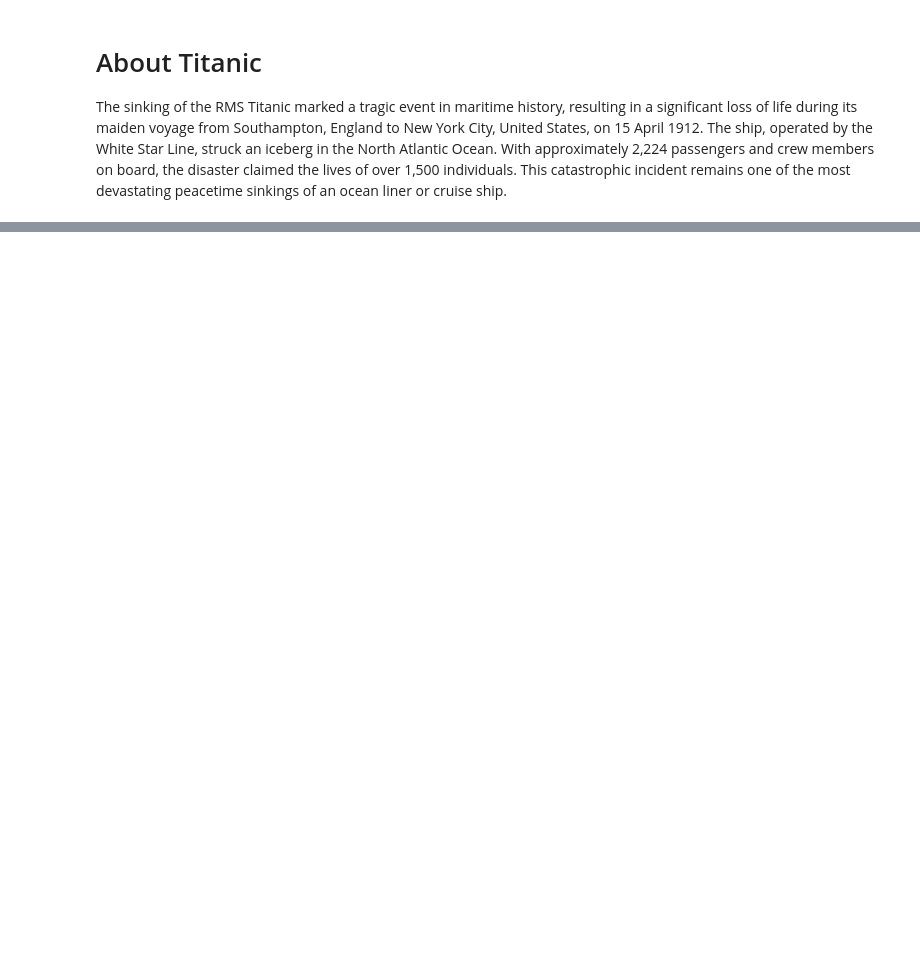
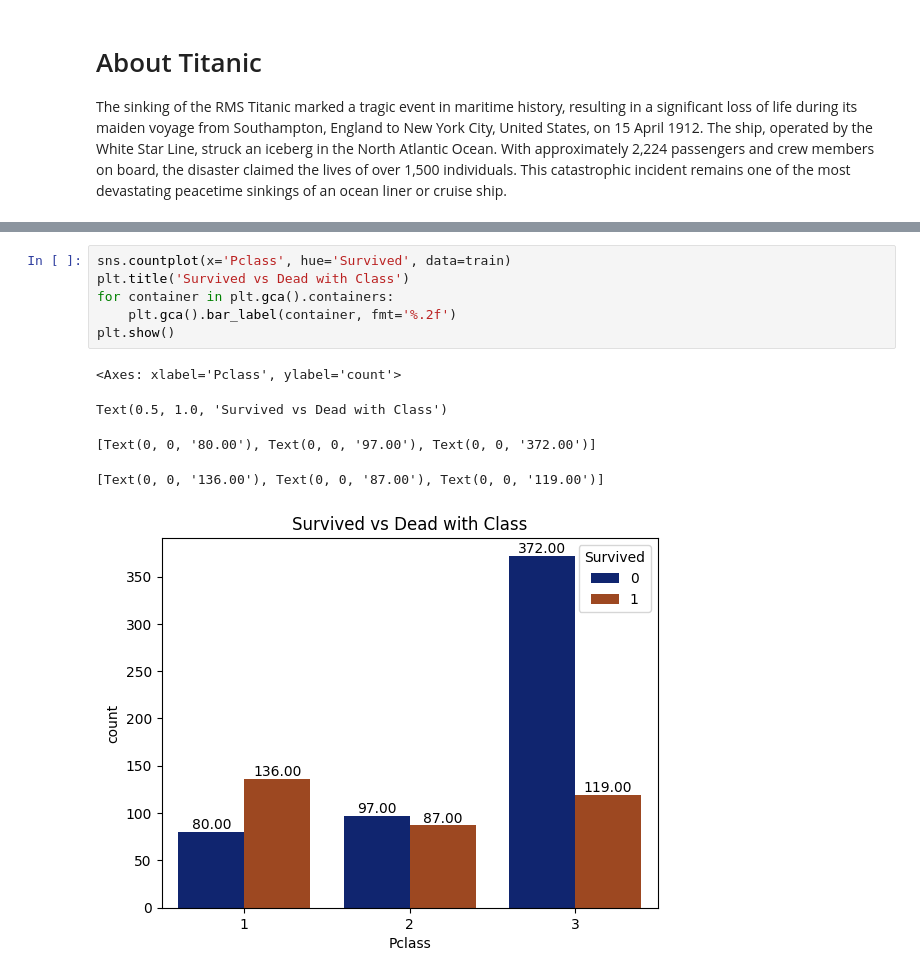
Before and after one commit to Subhamtr01/BDDA, a Jupyter notebook: Titanic.ipynb, the cells around one changed output, grey strips where cells are left out. Saved outputs shown, nothing was run; the diff lists cells and outputs as text; blank space fills up the shorter version.

```diff
--- a/Titanic.ipynb
+++ b/Titanic.ipynb
@@ -878,0 +233,12 @@ xg_sub.to_csv('submission.csv', index=False)
+# %%
+sns.countplot(x='Pclass', hue='Survived', data=train)
+plt.title('Survived vs Dead with Class')
+for container in plt.gca().containers:
+    plt.gca().bar_label(container, fmt='%.2f')
+plt.show()
+# %% [output]
+<Axes: xlabel='Pclass', ylabel='count'>
+Text(0.5, 1.0, 'Survived vs Dead with Class')
+[Text(0, 0, '80.00'), Text(0, 0, '97.00'), Text(0, 0, '372.00')]
+[Text(0, 0, '136.00'), Text(0, 0, '87.00'), Text(0, 0, '119.00')]
+[figure, added]
```
Also changed, not shown: parts of 138 cells of this notebook.
